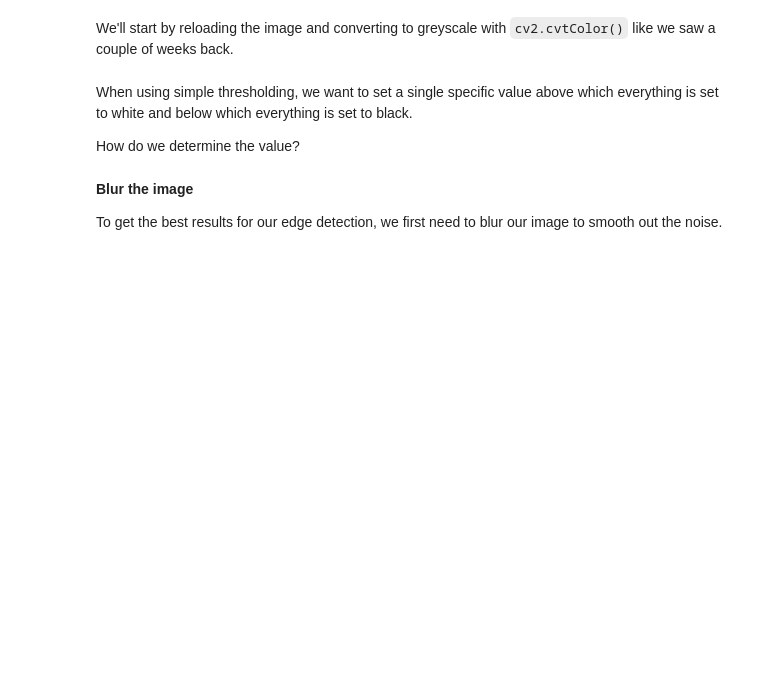
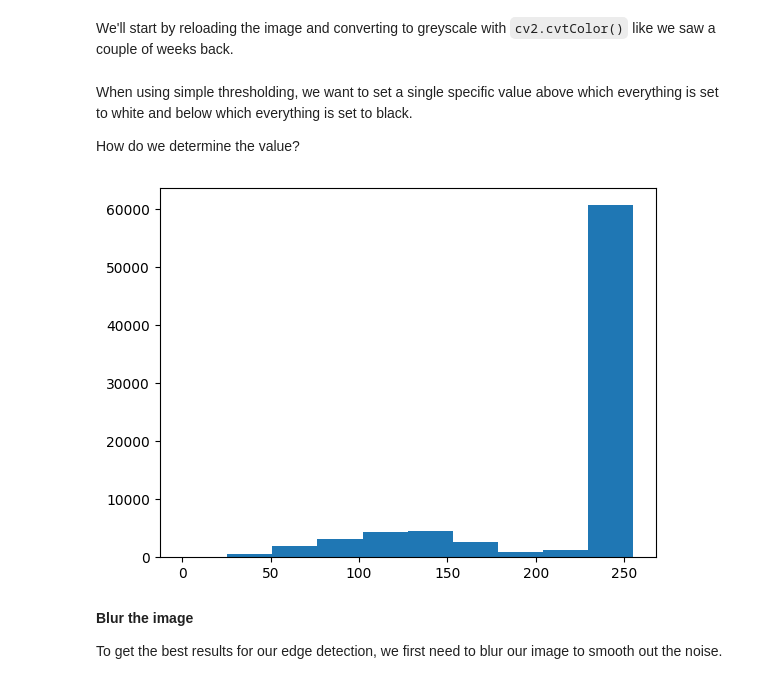
Before and after one commit to CDS-AU-DK/cds-visual, a Jupyter notebook: nbs/session4_inclass_rdkm.ipynb, the cells around one changed output. Saved outputs shown, nothing was run; the diff lists cells and outputs as text; code cells hidden in the pictures; blank space fills up the shorter version.

```diff
--- a/nbs/session4_inclass_rdkm.ipynb
+++ b/nbs/session4_inclass_rdkm.ipynb
@@ -76,8 +78,10 @@ When using simple thresholding, we want to set a single specific value above whi
 How do we determine the value?
 # %%
 # plot histogram
-plt.hist(image.flatten(),256,[0,256])
+plt.hist(image.flatten(),255,[0,256])
 plt.show()
+# %% [output]
+[figure, added]
 # %% [markdown]
 __Blur the image__
 
```
Also changed, not shown: parts of 1 cell of this notebook, 1 other file.
